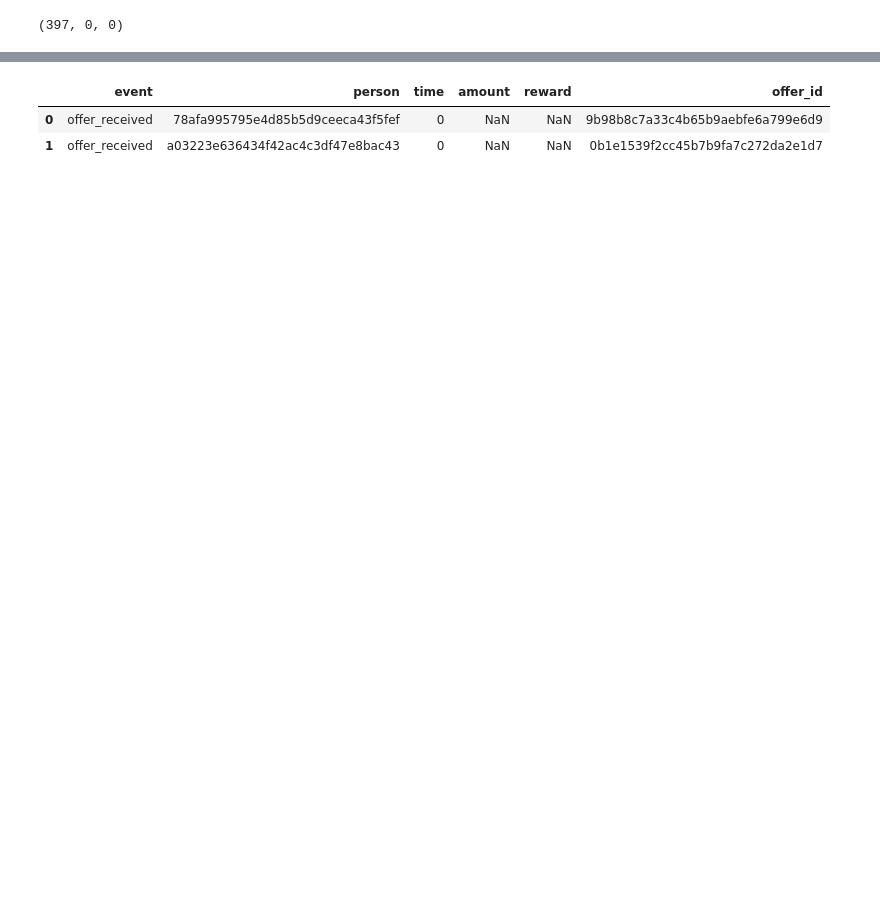
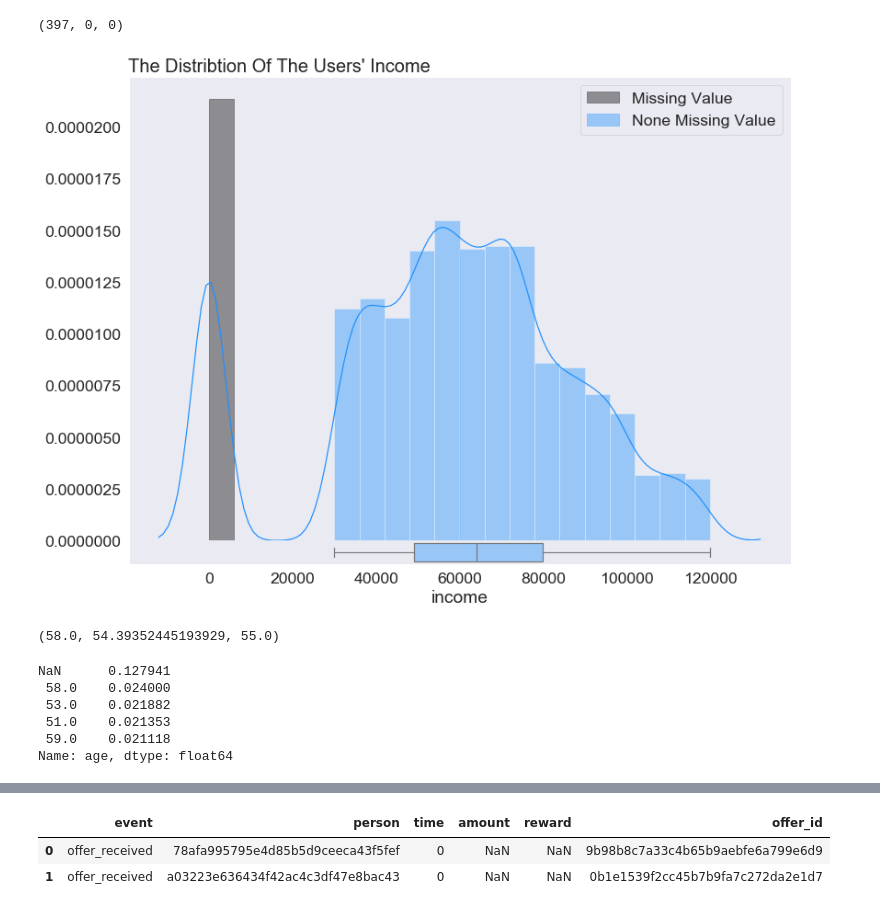
Before and after one commit to ZenRay/StarbucksReport, a Jupyter notebook: Starbucks_Capstone_notebook.ipynb, the cells around one changed output, grey strips where cells are left out. Drawn from its saved outputs; the diff is of its cells as text; code cells hidden in the pictures; blank space fills up the shorter version.

```diff
--- a/Starbucks_Capstone_notebook.ipynb
+++ b/Starbucks_Capstone_notebook.ipynb
@@ -246,0 +251,27 @@ transcript.reset_index(drop=True, inplace=True)
+# %%
+# deal with the income value
+with warnings.catch_warnings(),sns.axes_style("dark"), sns.plotting_context("paper", font_scale=2):
+    warnings.simplefilter("ignore")
+
+    plt.figure(1, figsize=(10, 7))
+    ax1 = plt.axes([0, 0.95, 1, .05])
+    ax2 = plt.axes([0, 1, 1, 1], sharex=ax1)
+
+    sns.boxplot(profile.loc[profile.income.notnull(), "income"], ax=ax1, color="#98C6F7", saturation=1)
+    sns.distplot(profile.income.fillna(0), ax=ax2, bins=20, color="dodgerblue")
+
+    ax2.set_xlabel("")
+    ax2.tick_params(bottom=False, labelbottom=False)
+    ax2.patches[0].set_color("black")
+    ax2.patches[1].set_color("dodgerblue")
+    ax2.patches[0].set_label("Missing Value")
+    ax2.patches[1].set_label("None Missing Value")
+    ax2.spines["bottom"].set_visible(False)
+    ax1.spines["top"].set_visible(False)
+
+    plt.title("The Distribtion Of The Users' Income", fontsize=20, loc="left")
+    plt.legend()
+
+    plt.show()
+# %% [output]
+[figure, added]
@@ -246,0 +287,13 @@ transcript.reset_index(drop=True, inplace=True)
+# %%
+profile.age.mode()[0], profile.age.mean(), profile.age.median()
+# %% [output]
+(58.0, 54.39352445193929, 55.0)
+# %%
+profile.age.value_counts(dropna=False, normalize=True).nlargest(5)
+# %% [output]
+NaN      0.127941
+ 58.0    0.024000
+ 53.0    0.021882
+ 51.0    0.021353
+ 59.0    0.021118
+Name: age, dtype: float64
```
Also changed, not shown: parts of 35 cells of this notebook.
